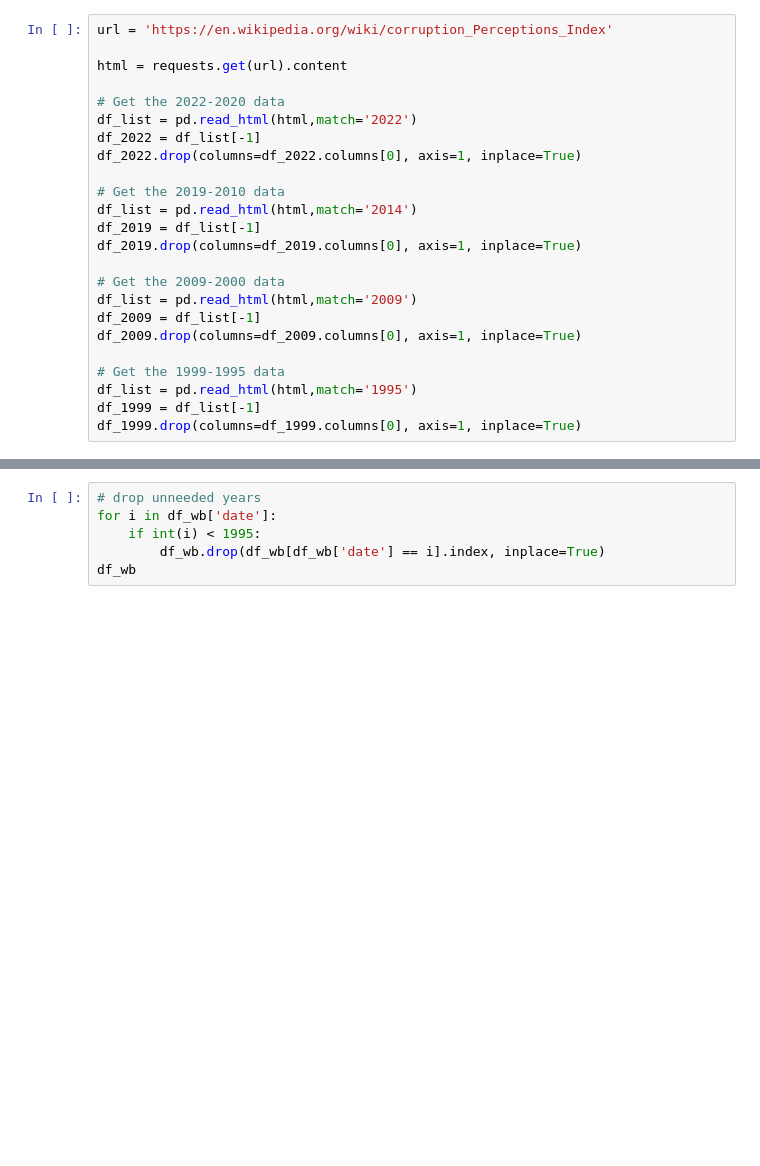
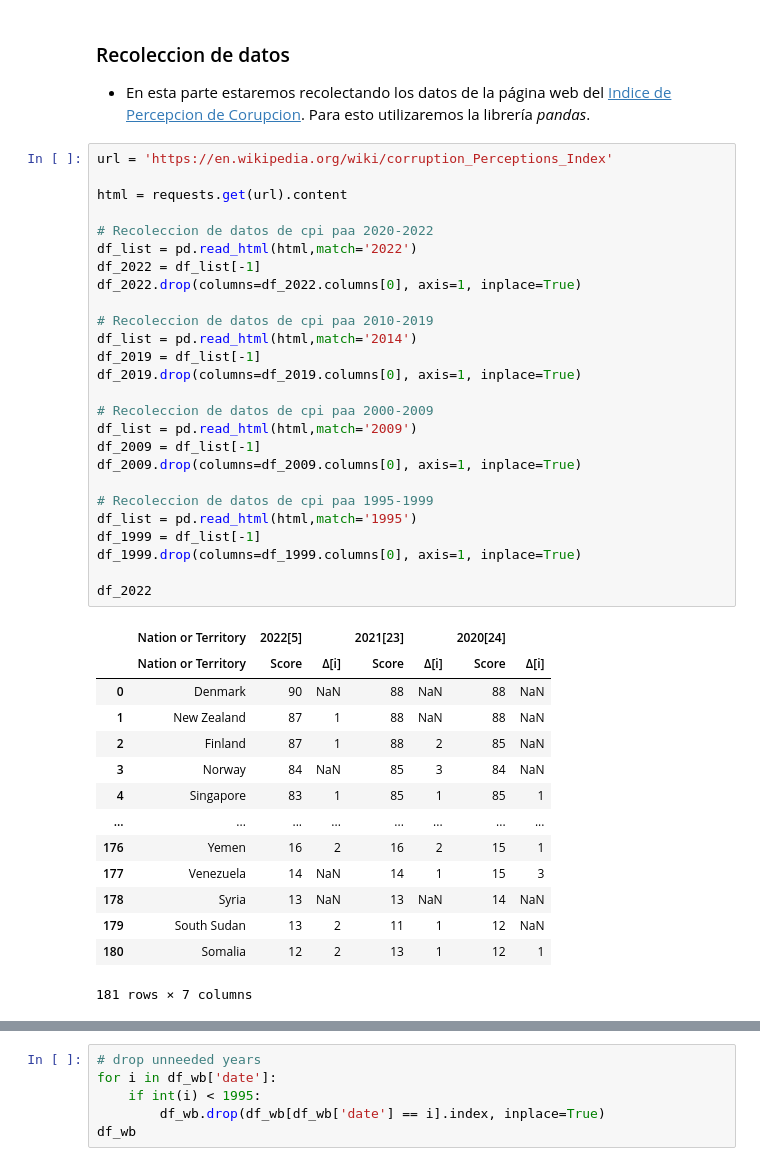
Before and after one commit to ouslan/estadisticas, a Jupyter notebook: clase.ipynb, the cells around one changed output, grey strips where cells are left out. Saved outputs shown, nothing was run; the diff lists cells and outputs as text; blank space fills up the shorter version.

```diff
--- a/clase.ipynb
+++ b/clase.ipynb
@@ -19,25 +41,45 @@ import pycountry
+# %% [markdown]
+### Recoleccion de datos
+- En esta parte estaremos recolectando los datos de la página web del [Indice de Percepcion de Corupcion](https://en.wikipedia.org/wiki/Corruption_Perceptions_Index). Para esto utilizaremos la librería *pandas*.
 # %%
 url = 'https://en.wikipedia.org/wiki/corruption_Perceptions_Index'
 
 html = requests.get(url).content
 
-# Get the 2022-2020 data
+# Recoleccion de datos de cpi paa 2020-2022
 df_list = pd.read_html(html,match='2022')
 df_2022 = df_list[-1]
 df_2022.drop(columns=df_2022.columns[0], axis=1, inplace=True)
 
-# Get the 2019-2010 data
+# Recoleccion de datos de cpi paa 2010-2019
 df_list = pd.read_html(html,match='2014')
 df_2019 = df_list[-1]
 df_2019.drop(columns=df_2019.columns[0], axis=1, inplace=True)
 
-# Get the 2009-2000 data
+# Recoleccion de datos de cpi paa 2000-2009
 df_list = pd.read_html(html,match='2009')
 df_2009 = df_list[-1]
 df_2009.drop(columns=df_2009.columns[0], axis=1, inplace=True)
 
-# Get the 1999-1995 data
+# Recoleccion de datos de cpi paa 1995-1999
 df_list = pd.read_html(html,match='1995')
 df_1999 = df_list[-1]
 df_1999.drop(columns=df_1999.columns[0], axis=1, inplace=True)
+
+df_2022
+# %% [output]
+|  | Nation or Territory | 2022[5] |  | 2021[23] |  | 2020[24] |  |
+|  | Nation or Territory | Score | Δ[i] | Score | Δ[i] | Score | Δ[i] |
+| 0 | Denmark | 90 | NaN | 88 | NaN | 88 | NaN |
+| 1 | New Zealand | 87 | 1 | 88 | NaN | 88 | NaN |
+| 2 | Finland | 87 | 1 | 88 | 2 | 85 | NaN |
+| 3 | Norway | 84 | NaN | 85 | 3 | 84 | NaN |
+| 4 | Singapore | 83 | 1 | 85 | 1 | 85 | 1 |
+| ... | ... | ... | ... | ... | ... | ... | ... |
+| 176 | Yemen | 16 | 2 | 16 | 2 | 15 | 1 |
+| 177 | Venezuela | 14 | NaN | 14 | 1 | 15 | 3 |
+| 178 | Syria | 13 | NaN | 13 | NaN | 14 | NaN |
+| 179 | South Sudan | 13 | 2 | 11 | 1 | 12 | NaN |
+| 180 | Somalia | 12 | 2 | 13 | 1 | 12 | 1 |
+181 rows × 7 columns
 # %%
```
Also changed, not shown: parts of 19 cells of this notebook, 2 other files.
